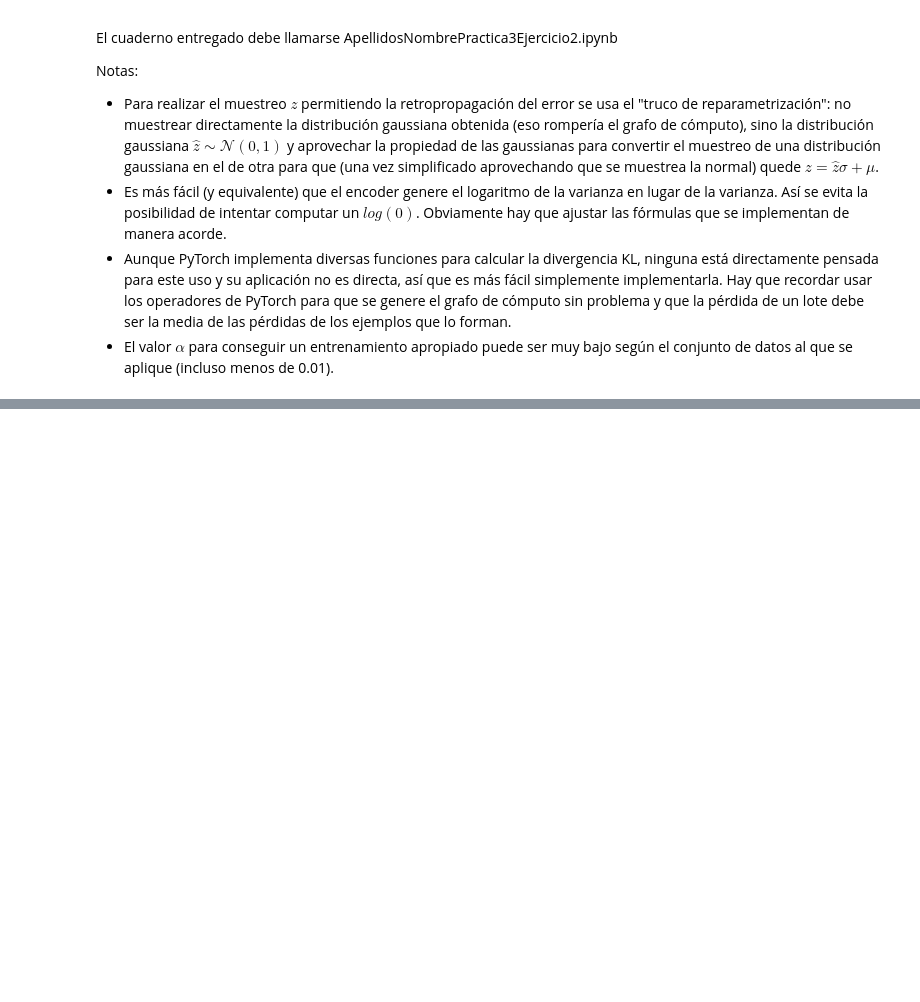
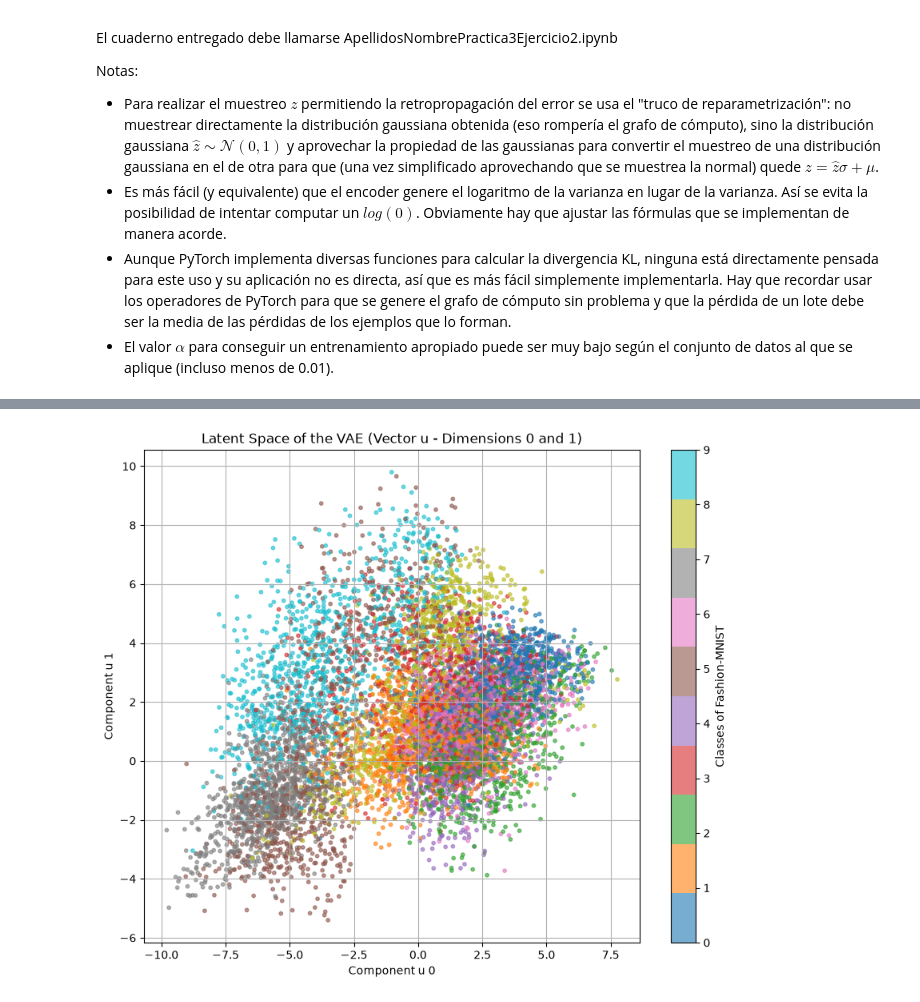
Before and after one commit to danielfernandezroldan2005/ai-programming-practices, a Jupyter notebook: FernándezRoldánDanielPractica3Ejercicio2.ipynb, the cells around one changed output, grey strips where cells are left out. Saved outputs shown, nothing was run; the diff lists cells and outputs as text; code cells hidden in the pictures; blank space fills up the shorter version.

```diff
--- a/FernándezRoldánDanielPractica3Ejercicio2.ipynb
+++ b/FernándezRoldánDanielPractica3Ejercicio2.ipynb
@@ -60,9 +60,10 @@ from tqdm import tqdm
 device = torch.device("cuda" if torch.cuda.is_available() else "cpu")
 transform = transforms.ToTensor()
 
-# Load MNIST dataset.
-train_dataset = datasets.MNIST(root='./data', train=True, download=True, transform=transform)
-test_dataset = datasets.MNIST(root='./data', train=False, download=True, transform=transform)
+
+# Load Fashion-MNIST dataset.
+train_dataset = datasets.FashionMNIST(root='./data', train=True, download=True, transform=transform)
+test_dataset = datasets.FashionMNIST(root='./data', train=False, download=True, transform=transform)
 
 # Define the sizes for training and validation datasets.
 train_size = 0.8 * train_dataset.data.size(0)
@@ -197,0 +210,39 @@ model, train_historial_loss, val_historial_loss = learning_loop_VAE(
+# %%
+# Visualization of the latent space (mu vector) for the test dataset.
+mu_list = [] # List to store the mu vectors for each batch of test images.
+labels_list = [] # List to store the corresponding labels for each batch of test images.
+
+# Set the model to evaluation mode and disable gradient calculation for inference.
+model.eval()
+# Disable gradient calculation for inference.
+with torch.no_grad():
+    for images, labels in test_loader:
+        images = images.to(device)
+
+        # Pass the images through the encoder to get the latent features.
+        caracteristicas = model.base_codifier(images)
+
+        # Extract only the mean vector (mu) from the latent features.
+        mu = model.mean_layer(caracteristicas)
+
+        # Store the mu vectors and labels for later visualization.
+        mu_list.append(mu.cpu())
+        labels_list.append(labels)
+
+# Concatenate all mu vectors and labels into single tensors for visualization.
+all_mus = torch.cat(mu_list)
+all_labels = torch.cat(labels_list)
+
+# Draw the scatter plot using the first two dimensions of the mu vector.
+plt.figure(figsize=(10, 8))
+scatter = plt.scatter(all_mus[:, 0], all_mus[:, 1], c=all_labels, cmap='tab10', alpha=0.6, s=10)
+
+# Add a color bar to indicate the classes of Fashion-MNIST.
+plt.colorbar(scatter, label="Classes of Fashion-MNIST")
+plt.title("Latent Space of the VAE (Vector u - Dimensions 0 and 1)")
+plt.xlabel("Component u 0")
+plt.ylabel("Component u 1")
+plt.grid(True)
+plt.show()
+# %% [output]
+[figure, added]
```
Also changed, not shown: parts of 5 cells of this notebook.
